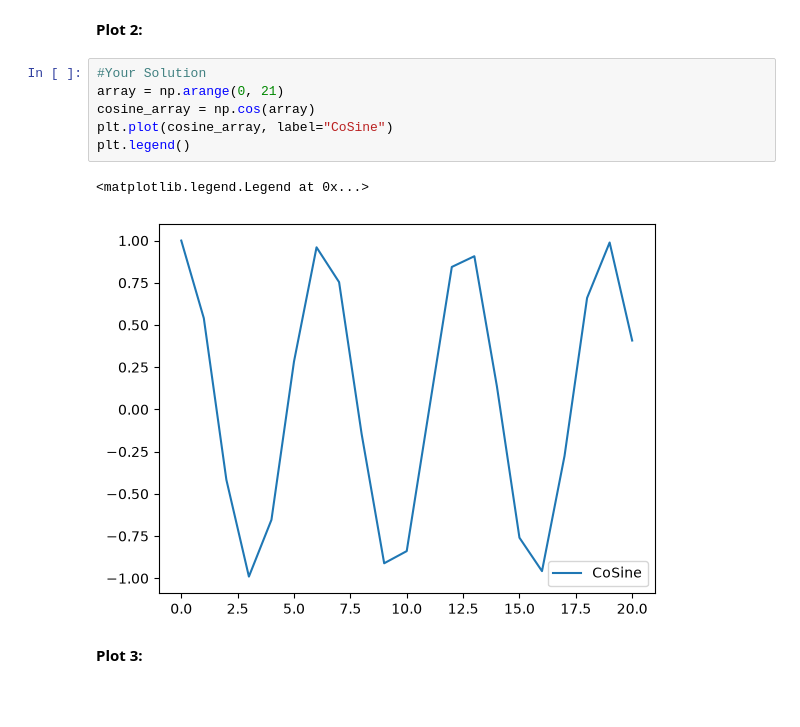
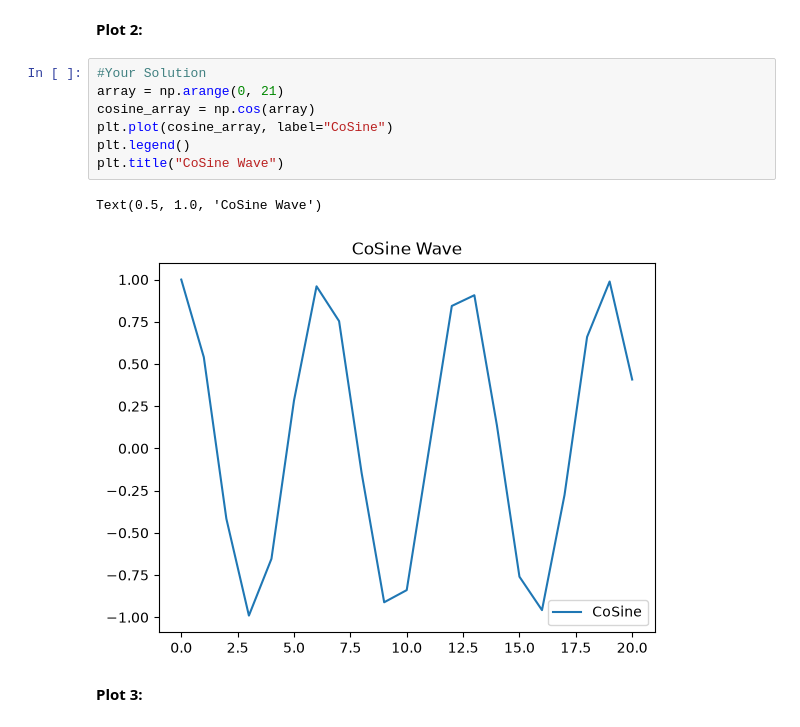
Before and after one commit to rickoprivate/BUAI602HW, a Jupyter notebook: week-09/homework.ipynb, the cells around one changed output. Cells and saved outputs as stored; diff of their text form; blank space fills up the shorter version.

```diff
--- a/week-09/homework.ipynb
+++ b/week-09/homework.ipynb
@@ -195,12 +185,13 @@ plt.legend()
 # %%
 #Your Solution
 array = np.arange(0, 21)
 cosine_array = np.cos(array)
 plt.plot(cosine_array, label="CoSine")
 plt.legend()
+plt.title("CoSine Wave")
 # %% [output]
-<matplotlib.legend.Legend at 0x...>
+Text(0.5, 1.0, 'CoSine Wave')
-[figure, old version]
+[figure, new version]
 # %% [markdown]
 **Plot 3:**
 # %%
```
Also changed, not shown: parts of 9 cells of this notebook.
